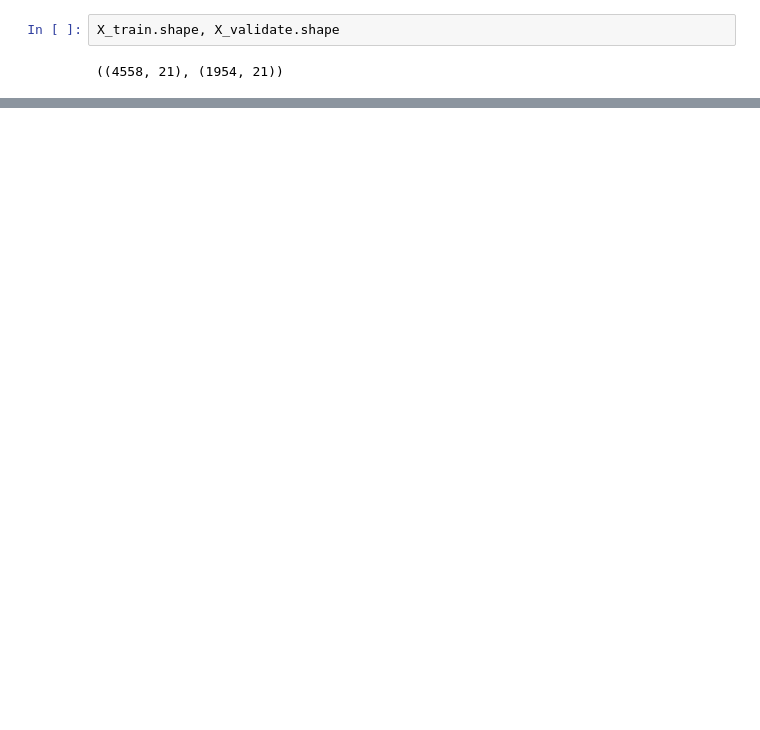
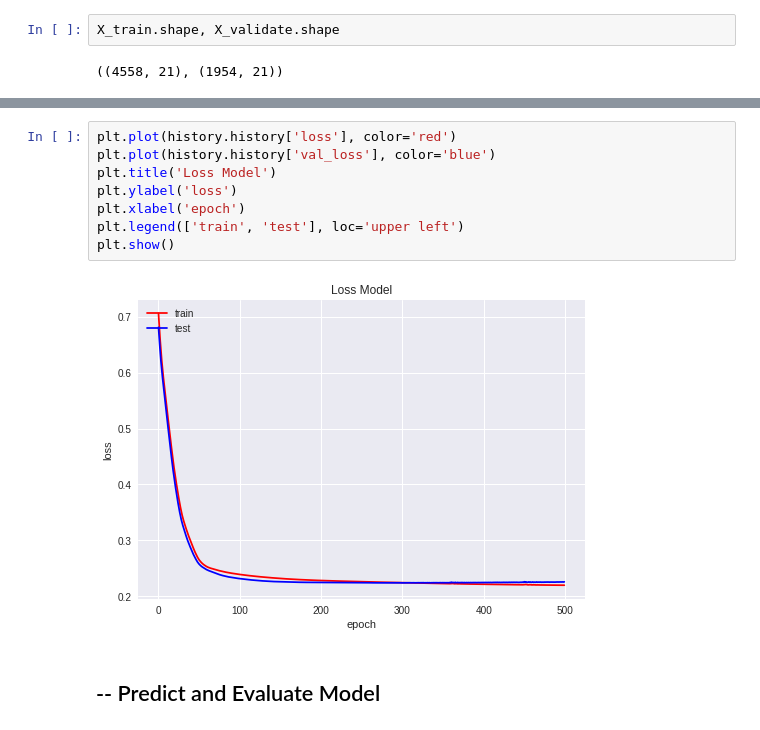
Before and after one commit to DocBot-Bangkit-2021/DocBot-MachineLearningModels, a Jupyter notebook: Covid-19/Covid19_Baseline_Model.ipynb, the cells around one changed output, grey strips where cells are left out. Saved outputs shown, nothing was run; the diff lists cells and outputs as text; blank space fills up the shorter version.

```diff
--- a/Covid-19/Covid19_Baseline_Model.ipynb
+++ b/Covid-19/Covid19_Baseline_Model.ipynb
@@ -424,0 +532,12 @@ y_validate.count()
+# %%
+plt.plot(history.history['loss'], color='red')
+plt.plot(history.history['val_loss'], color='blue')
+plt.title('Loss Model')
+plt.ylabel('loss')
+plt.xlabel('epoch')
+plt.legend(['train', 'test'], loc='upper left')
+plt.show()
+# %% [output]
+[figure, added]
+# %% [markdown]
+## -- Predict and Evaluate Model
```
Also changed, not shown: parts of 30 cells of this notebook.
